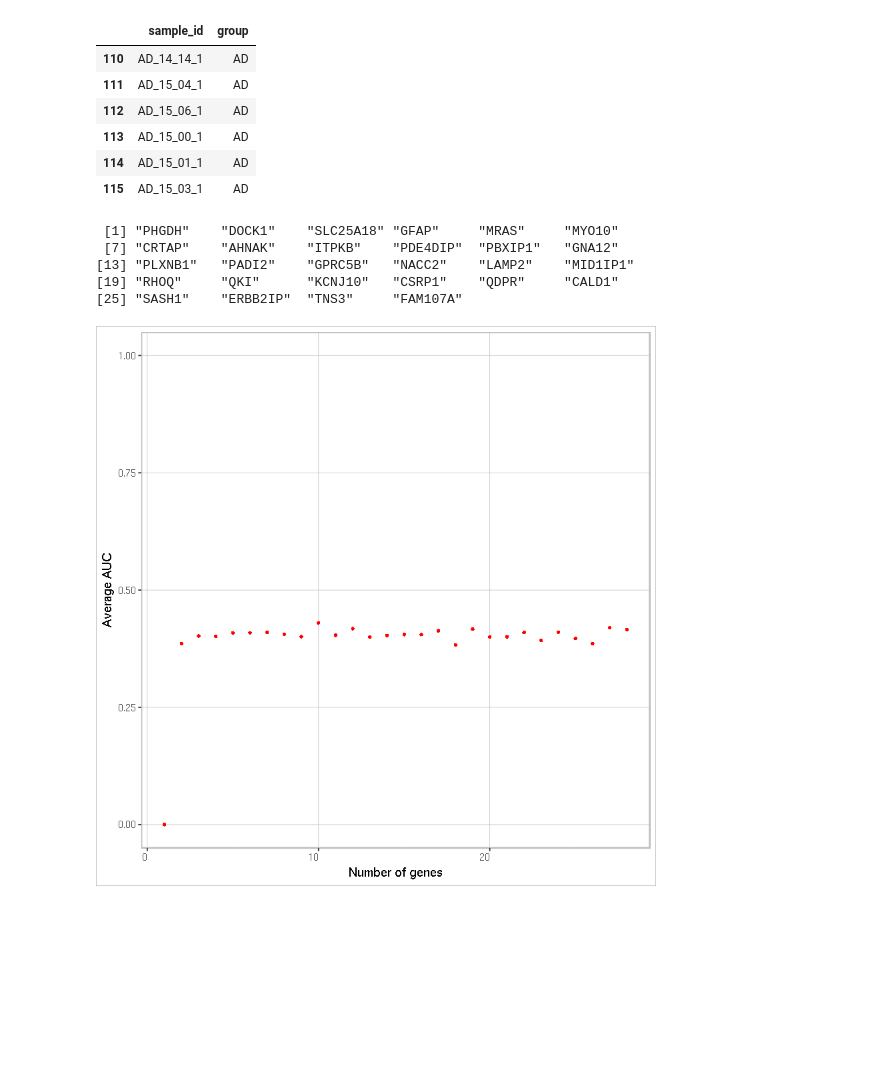
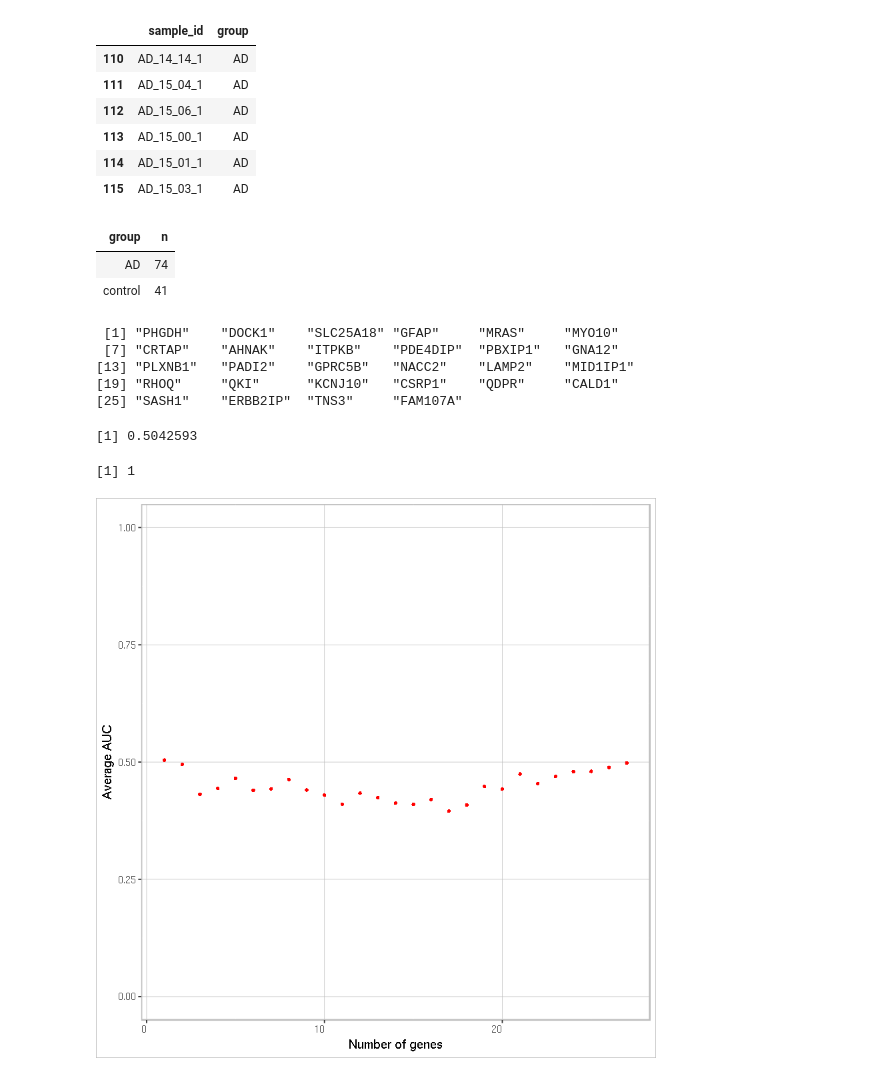
Before and after one commit to nataliedef/cse283_2021, a Jupyter notebook: initial_analysis.ipynb, the cells around one changed output. Drawn from its saved outputs; the diff is of its cells as text; code cells hidden in the pictures; blank space fills up the shorter version.

```diff
--- a/initial_analysis.ipynb
+++ b/initial_analysis.ipynb
@@ -356,6 +356,12 @@ tail(ad.status)
 | 113 | AD_15_00_1 | AD |
 | 114 | AD_15_01_1 | AD |
 | 115 | AD_15_03_1 | AD |
+# %%
+ad.status %>% dplyr::count(group)
+# %% [output]
+| group | n |
+| AD | 74 |
+| control | 41 |
 # %%
 # # differential expression (DE) analysis of the biomarker genes ---------------
 # # we use DESeq to calculate the DE p-value of each biomarker gene,
@@ -366,14 +372,13 @@ rank_marker_gene <- res %>% filter(gene_name %in% ampgenes) %>%
   arrange(pvalue) %>% .$gene_name
 rank_marker_gene
 
-## add in all permutations of rank marker genes??
 
 # calculate average AUC of SVM based on each subset of biomarker genes
 # need several minutes to complete the loop
-averageAUC <- rep(0, length(rank_marker_gene))
+averageAUC <- rep(0, length(rank_marker_gene)-1)
 for(i in 2:length(rank_marker_gene)){
 #     print(i)
-  temp.tpm <- counts.filt %>% filter(gene_name %in% rank_marker_gene[1:2]) %>%
+  temp.tpm <- counts.filt %>% filter(gene_name %in% rank_marker_gene[1:i]) %>%
         select(-gene_id,-gene_biotype) %>%
     column_to_rownames("gene_name") %>% t() %>% as.data.frame() %>%
     mutate(status = as.factor(ifelse(ad.status$group == "AD", 1, 0)))
@@ -383,52 +388,60 @@ for(i in 2:length(rank_marker_gene)){
 
   # random sampling of trainging and testing dataset, 100 times average auc
   auc <- sapply(1:100, FUN = function(x){
-    # trainning set 20 pos vs 20 neg, test set 8 pos vs 48 neg #### needs to be optimized
-    idx_testset <- c(sample(idx_pos, 6),sample(idx_neg, 30))
+    #### size of training/test sets = 80/20
+
+    # trainning set 32 pos vs 32 neg, test set 42 pos vs 9 neg
+    idx_testset <- c(sample(idx_pos, 42),sample(idx_neg, 9))
 
     testset <- temp.tpm[idx_testset, ]
     trainset <- temp.tpm[-idx_testset, ]
 
     idx_zero_train <- which(colSums(trainset[, -ncol(trainset)]) == 0)
     if(length(idx_zero_train) > 0){
       trainset <- trainset[, -idx_zero_train]
       testset <- testset[, -idx_zero_train]
 
   set.seed(123) # seed for random number, for reproducible results
- }
+     }
     # use svm function in e1071 package to train SVM model,
     # and then use ROCR function to calculate ROC curve data and auc
     svm.model <- svm(status ~ ., data = trainset, cost = 5, kernel = 'sigmoid')
     svm.pred <- predict(svm.model, testset[, -ncol(testset)], decision.values = T)
     pred <- prediction(attr(svm.pred, "decision.values"), testset$status)
     perf_auc <- as.numeric(performance(pred, "auc")@y.values)
 
     return(perf_auc)
   })
 
-  averageAUC[i] <- mean(auc)
+  averageAUC[i-1] <- mean(auc)
 }
+
+
+
+# plot the number of biomarker against average AUC plot
+
+data.frame(geneNum = 1:(length(rank_marker_gene)-1), averageAUC = averageAUC) %>%
+  ggplot(aes(x = geneNum, y = averageAUC)) +
+  geom_point(shape=16, color = 'red',size=1.2) +
+  scale_y_continuous(limits = 0:1) +
+  theme(plot.background = element_rect(fill = 'white', colour = 'grey',linetype = 'solid'),
+        panel.background = element_rect(fill = 'white',color = 'grey',size=0.75,linetype='solid'),
+        panel.grid.major = element_line(colour = "grey",size=0.2),
+        panel.border = element_rect(colour = "grey", fill=NA, size=0.75)) +
+  labs(x = 'Number of genes', y = 'Average AUC',fill = '') +
+  theme(axis.text.x = element_text(size=8,hjust = 1),axis.text.y = element_text(size=8),
+        axis.title.y = element_text(size=11),axis.title.x = element_text(size=11),
+        legend.text = element_text(size = 8))
+
+# max genes from this
+max(averageAUC)
+which(averageAUC == max(averageAUC))
 # %% [output]
  [1] "PHGDH"    "DOCK1"    "SLC25A18" "GFAP"     "MRAS"     "MYO10"
  [7] "CRTAP"    "AHNAK"    "ITPKB"    "PDE4DIP"  "PBXIP1"   "GNA12"
 [13] "PLXNB1"   "PADI2"    "GPRC5B"   "NACC2"    "LAMP2"    "MID1IP1"
 [19] "RHOQ"     "QKI"      "KCNJ10"   "CSRP1"    "QDPR"     "CALD1"
 [25] "SASH1"    "ERBB2IP"  "TNS3"     "FAM107A"
+[1] 0.5042593
+[1] 1
+[figure, added]
-# %%
-# plot the number of biomarker against average AUC plot
-
-data.frame(geneNum = 1:length(rank_marker_gene), averageAUC = averageAUC) %>%
-  ggplot(aes(x = geneNum, y = averageAUC)) +
-  geom_point(shape=16, color = 'red',size=1.2) +
-  scale_y_continuous(limits = 0:1) +
-  theme(plot.background = element_rect(fill = 'white', colour = 'grey',linetype = 'solid'),
-        panel.background = element_rect(fill = 'white',color = 'grey',size=0.75,linetype='solid'),
-        panel.grid.major = element_line(colour = "grey",size=0.2),
-        panel.border = element_rect(colour = "grey", fill=NA, size=0.75)) +
-  labs(x = 'Number of genes', y = 'Average AUC',fill = '') +
-  theme(axis.text.x = element_text(size=8,hjust = 1),axis.text.y = element_text(size=8),
-        axis.title.y = element_text(size=11),axis.title.x = element_text(size=11),
-        legend.text = element_text(size = 8))
-# overall not too great
-# %% [output]
-[figure, removed]
```
Also changed, not shown: parts of 8 cells of this notebook.
